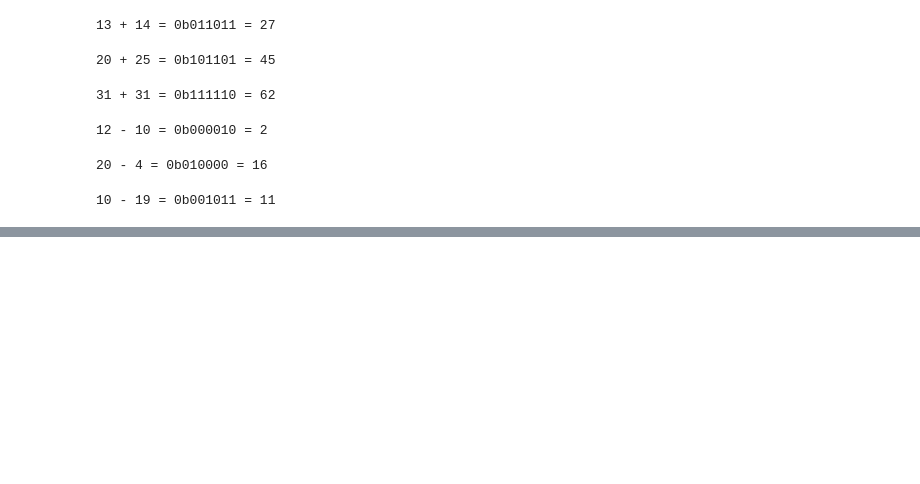
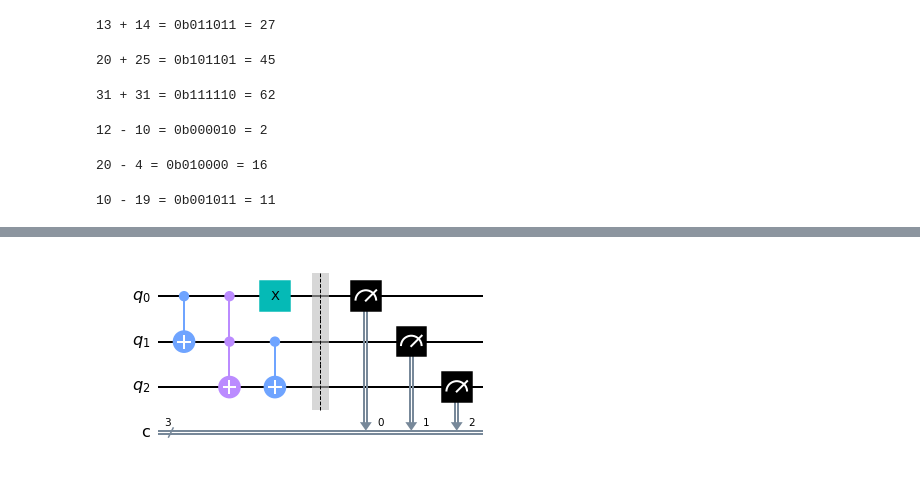
Before and after one commit to JAllsop/Quantum-Full-Adder, a Jupyter notebook: ELEN4022_Lab_2_2021.ipynb, the cells around one changed output, grey strips where cells are left out. Drawn from its saved outputs; the diff is of its cells as text; code cells hidden in the pictures; blank space fills up the shorter version.

```diff
--- a/ELEN4022_Lab_2_2021.ipynb
+++ b/ELEN4022_Lab_2_2021.ipynb
@@ -397,0 +432,13 @@ print("10 - 19 = 0b" + result + " = " + str(int(result,2)))
+# %%
+test_circ = QuantumCircuit(3,3)
+test_circ.cx(0,1)
+test_circ.ccx(0,1,2)
+test_circ.x(0)
+test_circ.cx(1,2)
+test_circ.barrier()
+test_circ.measure(0,0)
+test_circ.measure(1,1)
+test_circ.measure(2,2)
+test_circ.draw('mpl', True)
+# %% [output]
+[figure, added]
```
Also changed, not shown: parts of 12 cells of this notebook.
